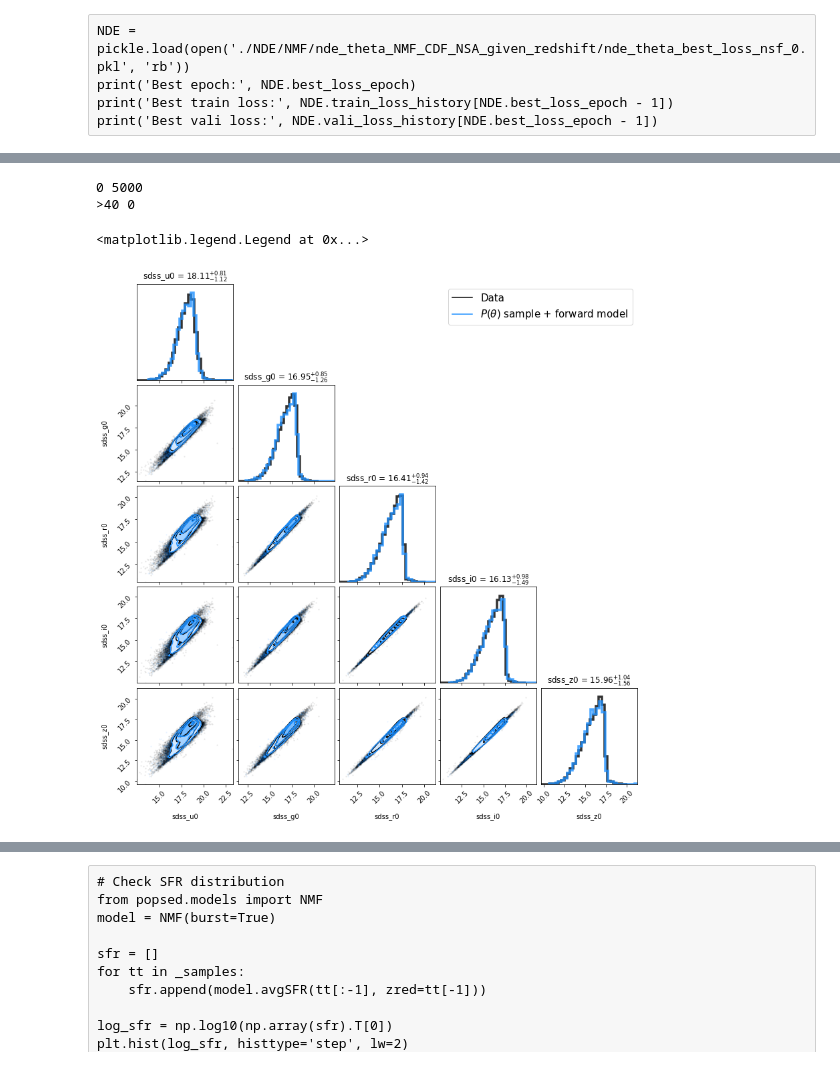
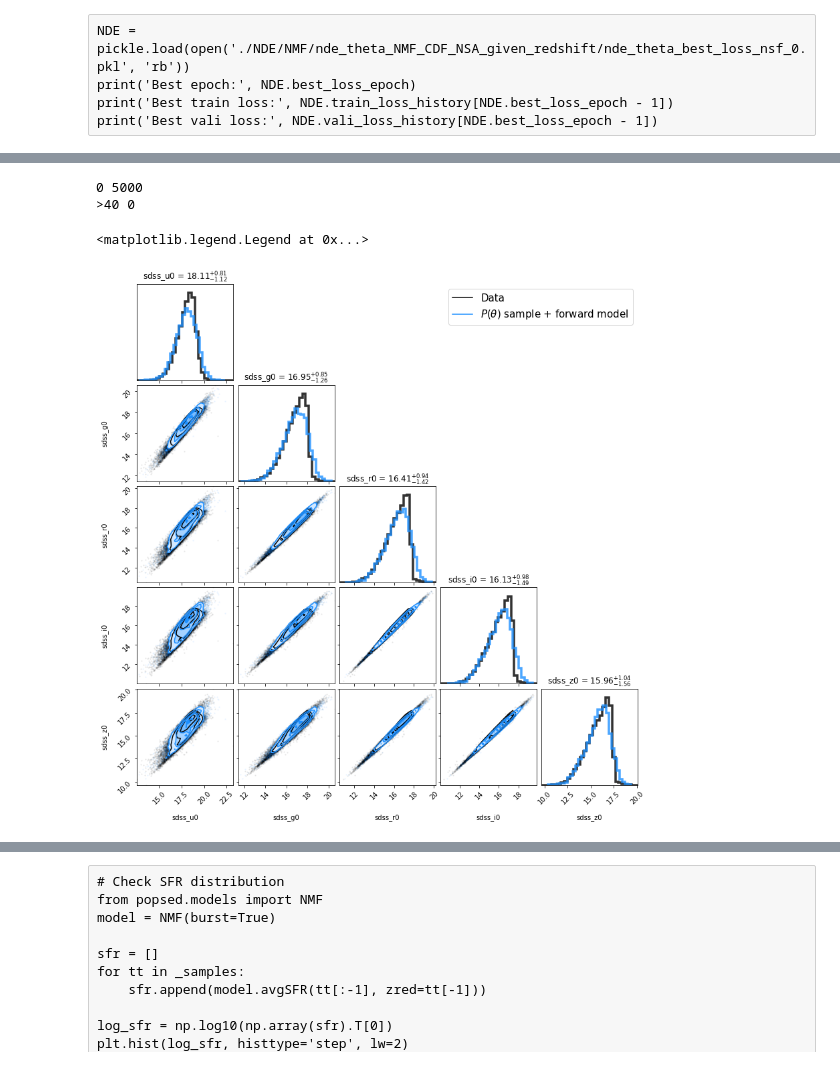
Before and after one commit to AstroJacobLi/popsed, a Jupyter notebook: notebooks/neural_density_estimator/NMF/NSA_nde_theta_sinkhorn_NMF_CDF.ipynb, the cells around one changed output, grey strips where cells are left out. Drawn from its saved outputs; the diff is of its cells as text; code cells hidden in the pictures.

```diff
--- a/notebooks/neural_density_estimator/NMF/NSA_nde_theta_sinkhorn_NMF_CDF.ipynb
+++ b/notebooks/neural_density_estimator/NMF/NSA_nde_theta_sinkhorn_NMF_CDF.ipynb
@@ -99,8 +104,8 @@ _prior_NDE = speculator.bounds.copy()
 # _prior_NDE[5] = np.array([-2.3, 0.2]) # logzsol
 # _prior_NDE[6] = np.array([0.1, 2.9])
 # _prior_NDE[7] = np.array([0.1, 2.9])
-_prior_NDE[-2] = np.array([0., 0.06])
-_prior_NDE[-1] = np.array([7, 12.5])
+_prior_NDE[-2] = np.array([0., 0.07])
+_prior_NDE[-1] = np.array([7.5, 9.5])
 # %% [markdown]
 kappa1_sfh, kappa2_sfh, kappa3_sfh, fburst, tburst, logzsol, dust1, dust2, dust_index, redshif, logmstar,
 # %%
@@ -148,7 +153,7 @@ NDE_theta = WassersteinNeuralDensityEstimator(method='nsf',
                                               name='NMF',
                                               num_transforms=10,  # 10
                                               num_bins=40,  # how smashed it is. 10
-                                              hidden_features=200, #100  # 120,
+                                              hidden_features=50, # 200 #100  # 120,
                                               seed=seed,
                                               output_dir=None,
                                               initial_pos={'bounds': _bounds,
@@ -179,7 +184,8 @@ Total number of params in the model: 2817050
 # %%
-max_epochs = 4
-# blurs = [0.5, 0.2, 0.1,]
-blurs = [0.5, 0.4, 0.3, 0.2]
+max_epochs = 5
+blurs = [0.2, 0.1, 0.1, 0.1, 0.1]# * 4
+# max_epochs = 2
+# blurs = []
 
 scheduler = torch.optim.lr_scheduler.OneCycleLR(NDE_theta.optimizer,
                                                 max_lr=5e-4,
@@ -194,7 +200,7 @@ for i, epoch in enumerate(range(max_epochs)):
                     only_penalty=False,
                     noise=noise, noise_model_dir=noise_model_dir,
                     sinkhorn_kwargs={
-                        'p': 1, 'blur': blurs[i], 'scaling': 0.7},
+                        'p': 1, 'blur': blurs[i], 'scaling': 0.5},
                     scheduler=scheduler, detect_anomaly=False,
                     )
 # %% [output]
@@ -281,0 +285,10 @@ WARNING:root:Too few points to create valid contours
+# %%
+_spl = inverse_transform_nmf_params(samples, NDE_theta.NDE_prior)
+# _z = torch.Tensor(np.random.choice(NDE_theta.external_redshift_data, len(_spl))[
+#     :, None]).to(NDE_theta.device)
+
+_z = torch.Tensor(np.random.normal(0.008, 0.002, len(_spl))[
+    :, None]).to(NDE_theta.device)
+_spl = torch.hstack([_spl[:, :-1], _z, _spl[:, -1:]])
+
+_spl[:, -1] = torch.Tensor(np.random.normal(8.5, 0.2, size=len(_spl))).to('cuda')
@@ -293,39 +316,38 @@ figure = corner.corner(X_data.cpu().detach().numpy(),
                        show_titles=True,
                        plot_datapoints=True,
                        title_kwargs={"fontsize": 12},
                        hist_kwargs={'density': True})
 
 
-_spl = inverse_transform_nmf_params(samples, NDE_theta.NDE_prior)
-_z = torch.Tensor(np.random.choice(NDE_theta.external_redshift_data, len(_spl))[
-    :, None]).to(NDE_theta.device)
-_spl = torch.hstack([_spl[:, :-1], _z, _spl[:, -1:]])
+# _spl = inverse_transform_nmf_params(samples, NDE_theta.NDE_prior)
+# _z = torch.Tensor(np.random.choice(NDE_theta.external_redshift_data, len(_spl))[
+#     :, None]).to(NDE_theta.device)
+# _spl = torch.hstack([_spl[:, :-1], _z, _spl[:, -1:]])
 
 mags = speculator._predict_mag_with_mass_redshift(_spl,
                                                   filterset=filters,
                                                   noise=noise,
                                                   noise_model_dir=noise_model_dir,
                                                   ).cpu().detach().numpy()
 print(np.isnan(mags).any(axis=1).sum(), len(mags))
 print('>40', np.any(mags > 40, axis=1).sum())
 mags = mags[~(np.isinf(mags).any(axis=1)| np.isnan(mags).any(axis=1))]
 mags = mags[~np.any(mags > 40, axis=1)]
 nf_plot = corner.corner(mags,
                   fig=figure, labels=labels, bins=30,
-                        #range=[[14, 25]] * 5,
                   color='dodgerblue', #quantiles=[0.16, 0.5, 0.84],
                   smooth=0.4, fill_contours=True,
                   show_titles=False,
                         title_kwargs={"fontsize": 12},
                        hist_kwargs={'density': True})
 
 ax = nf_plot.get_axes()[4]
 ax.legend(handles=[k_line, b_line], fontsize=15)#, bbox_to_anchor=(0., 1.0, 1., .0))
 # %% [output]
 0 5000
 >40 0
 <matplotlib.legend.Legend at 0x...>
-[figure, old version]
+[figure, new version]
 # %%
 _samples_unt = inverse_transform_nmf_params(samples, NDE_theta.NDE_prior).detach().cpu().numpy()
 _z = np.random.choice(NDE_theta.external_redshift_data, len(_samples_unt))[
```
Also changed, not shown: parts of 10 cells of this notebook, 1 other file.
